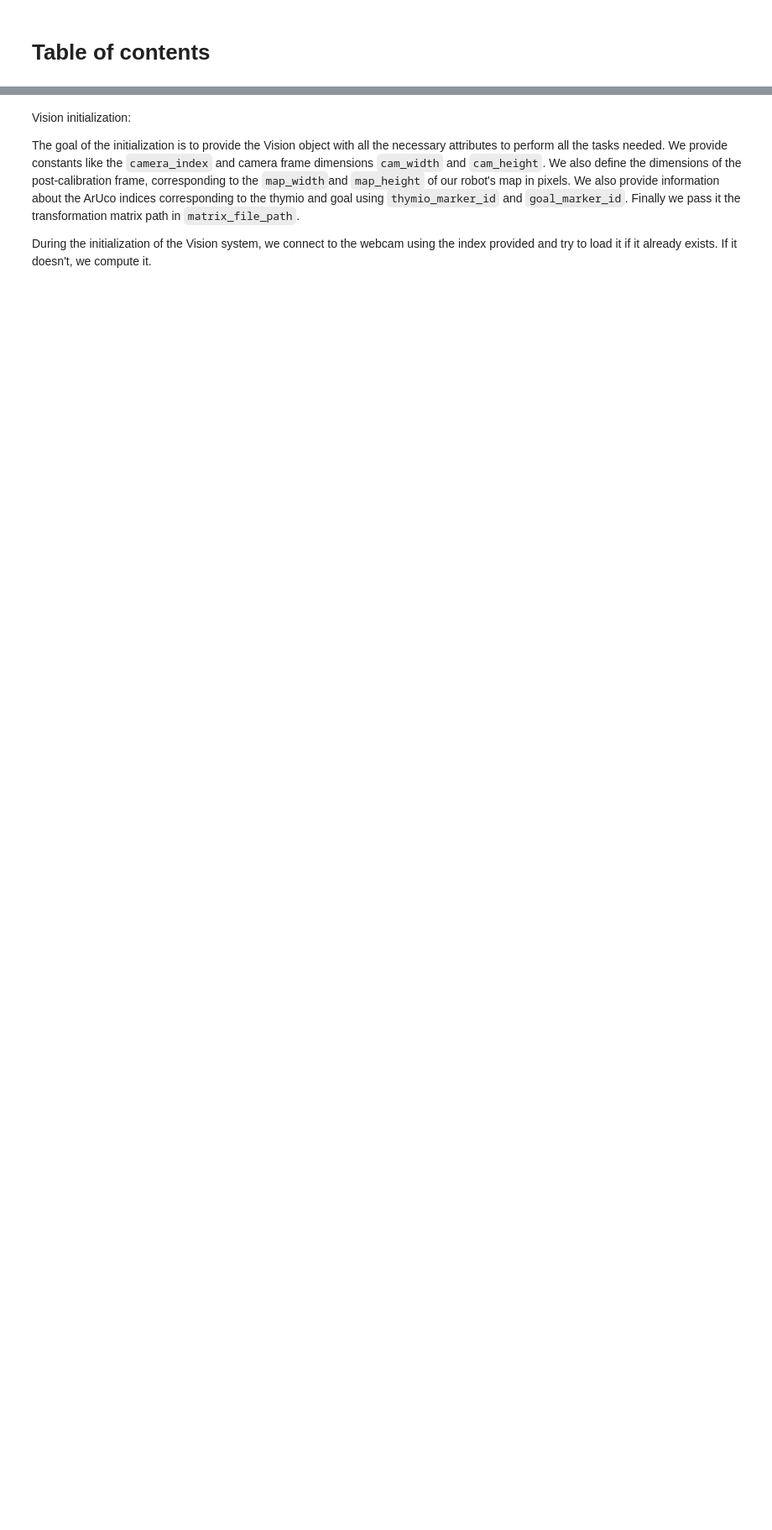
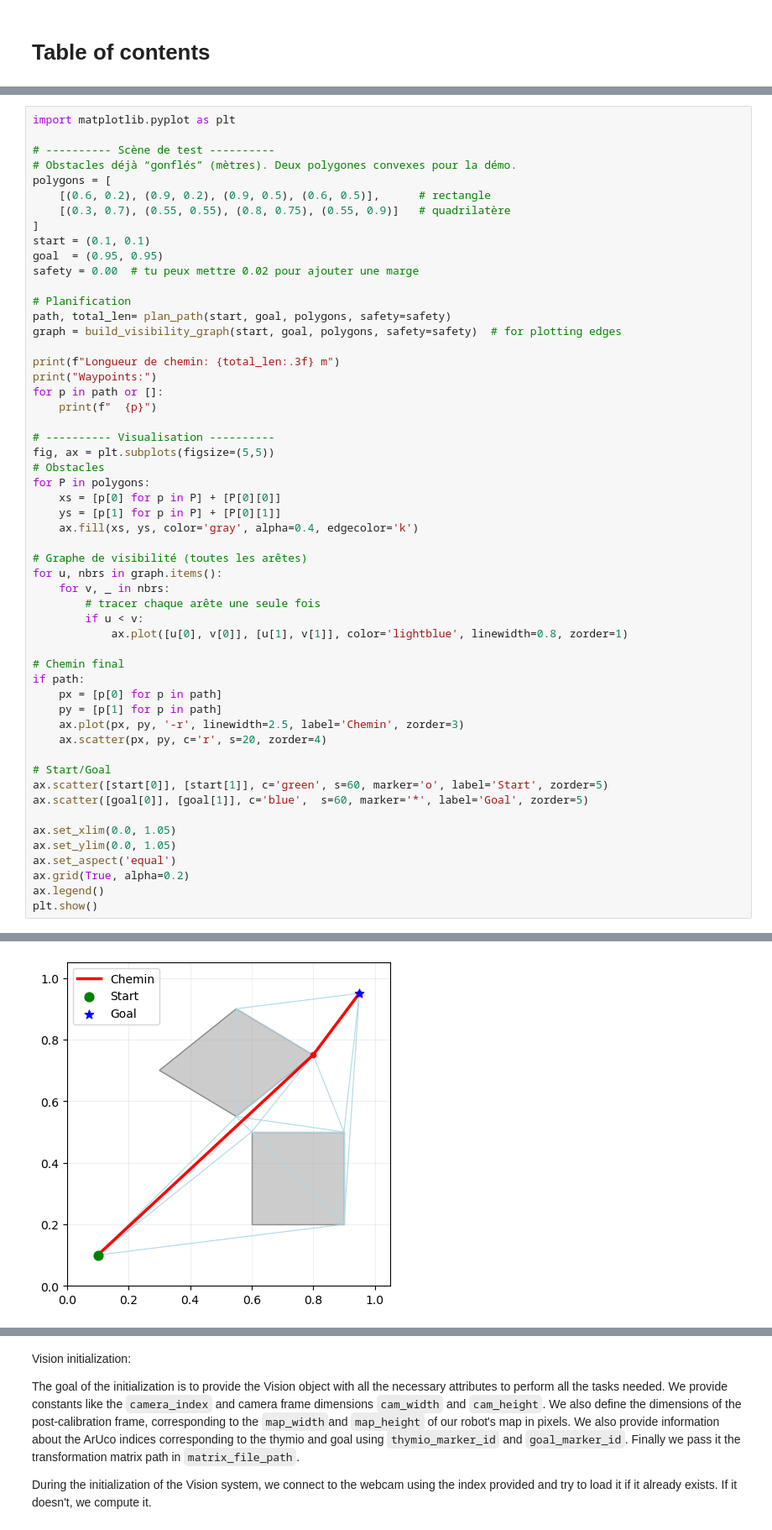
Before and after one commit to chiara-del/SantaNavigation, a Jupyter notebook: report.ipynb, the cells around one changed output, grey strips where cells are left out. Shown: that part at 84% size. Saved outputs shown, nothing was run; the diff lists cells and outputs as text; blank space fills up the shorter version.

```diff
--- a/report.ipynb
+++ b/report.ipynb
@@ -31,0 +349,55 @@ MIN_OBSTACLE_AREA = 100
+# %%
+import matplotlib.pyplot as plt
+
+# ---------- Scène de test ----------
+# Obstacles déjà “gonflés” (mètres). Deux polygones convexes pour la démo.
+polygons = [
+    [(0.6, 0.2), (0.9, 0.2), (0.9, 0.5), (0.6, 0.5)],      # rectangle
+    [(0.3, 0.7), (0.55, 0.55), (0.8, 0.75), (0.55, 0.9)]   # quadrilatère
+]
+start = (0.1, 0.1)
+goal  = (0.95, 0.95)
+safety = 0.00  # tu peux mettre 0.02 pour ajouter une marge
+
+# Planification
+path, total_len= plan_path(start, goal, polygons, safety=safety)
+graph = build_visibility_graph(start, goal, polygons, safety=safety)  # for plotting edges
+
+print(f"Longueur de chemin: {total_len:.3f} m")
+print("Waypoints:")
+for p in path or []:
+    print(f"  {p}")
+
+# ---------- Visualisation ----------
+fig, ax = plt.subplots(figsize=(5,5))
+# Obstacles
+for P in polygons:
+    xs = [p[0] for p in P] + [P[0][0]]
+    ys = [p[1] for p in P] + [P[0][1]]
+    ax.fill(xs, ys, color='gray', alpha=0.4, edgecolor='k')
+
+# Graphe de visibilité (toutes les arêtes)
+for u, nbrs in graph.items():
+    for v, _ in nbrs:
+        # tracer chaque arête une seule fois
+        if u < v:
+            ax.plot([u[0], v[0]], [u[1], v[1]], color='lightblue', linewidth=0.8, zorder=1)
+
+# Chemin final
+if path:
+    px = [p[0] for p in path]
+    py = [p[1] for p in path]
+    ax.plot(px, py, '-r', linewidth=2.5, label='Chemin', zorder=3)
+    ax.scatter(px, py, c='r', s=20, zorder=4)
+
+# Start/Goal
+ax.scatter([start[0]], [start[1]], c='green', s=60, marker='o', label='Start', zorder=5)
+ax.scatter([goal[0]], [goal[1]], c='blue',  s=60, marker='*', label='Goal', zorder=5)
+
+ax.set_xlim(0.0, 1.05)
+ax.set_ylim(0.0, 1.05)
+ax.set_aspect('equal')
+ax.grid(True, alpha=0.2)
+ax.legend()
+plt.show()
+# %% [output]
@@ -31,0 +409 @@ MIN_OBSTACLE_AREA = 100
+[figure, added]
```
Also changed, not shown: parts of 20 cells of this notebook, 3 other files.
